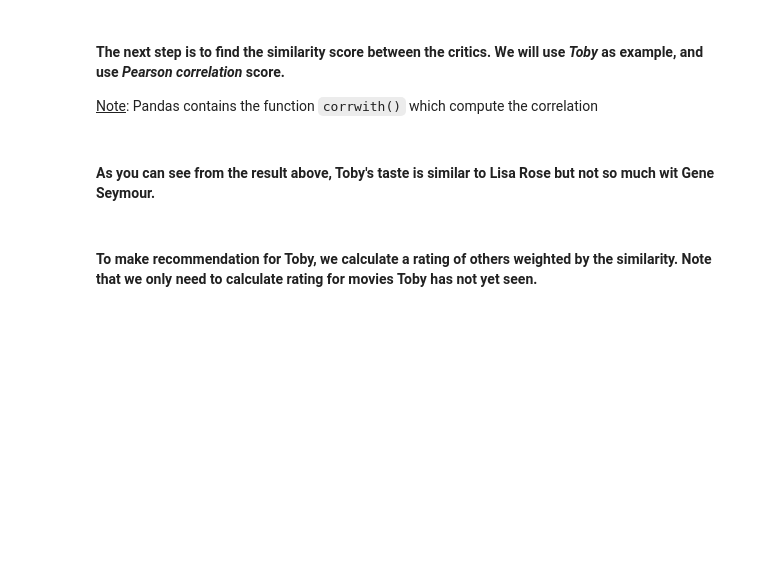
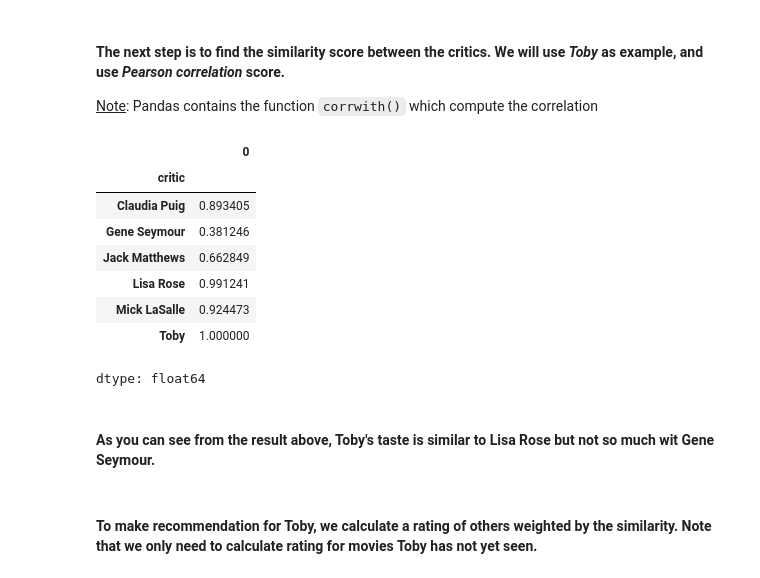
Before and after one commit to DysthymiaDemon/ICT2508C-Recommendation-Systems, a Jupyter notebook: [STUDENT]_Lab2_Memory_based_CF.ipynb, the cells around one changed output. Cells and saved outputs as stored; diff of their text form; code cells hidden in the pictures; blank space fills up the shorter version.

```diff
--- a/[STUDENT]_Lab2_Memory_based_CF.ipynb
+++ b/[STUDENT]_Lab2_Memory_based_CF.ipynb
@@ -605,8 +812,18 @@ rp
 <u>Note</u>: Pandas contains the function `corrwith()` which compute the correlation
 # %%
 rating_toby = rp['Toby']
-sim_toby = #FILL IN -- hint: use .corrwith()
+sim_toby = rp.corrwith(rating_toby)
 sim_toby
+# %% [output]
+|  | 0 |
+| critic |  |
+| Claudia Puig | 0.893405 |
+| Gene Seymour | 0.381246 |
+| Jack Matthews | 0.662849 |
+| Lisa Rose | 0.991241 |
+| Mick LaSalle | 0.924473 |
+| Toby | 1.000000 |
+dtype: float64
 # %% [markdown]
 #### As you can see from the result above, Toby's taste is similar to Lisa Rose but not so much wit Gene Seymour.
 # %% [markdown]
```
Also changed, not shown: parts of 61 cells of this notebook, 1 other file.
